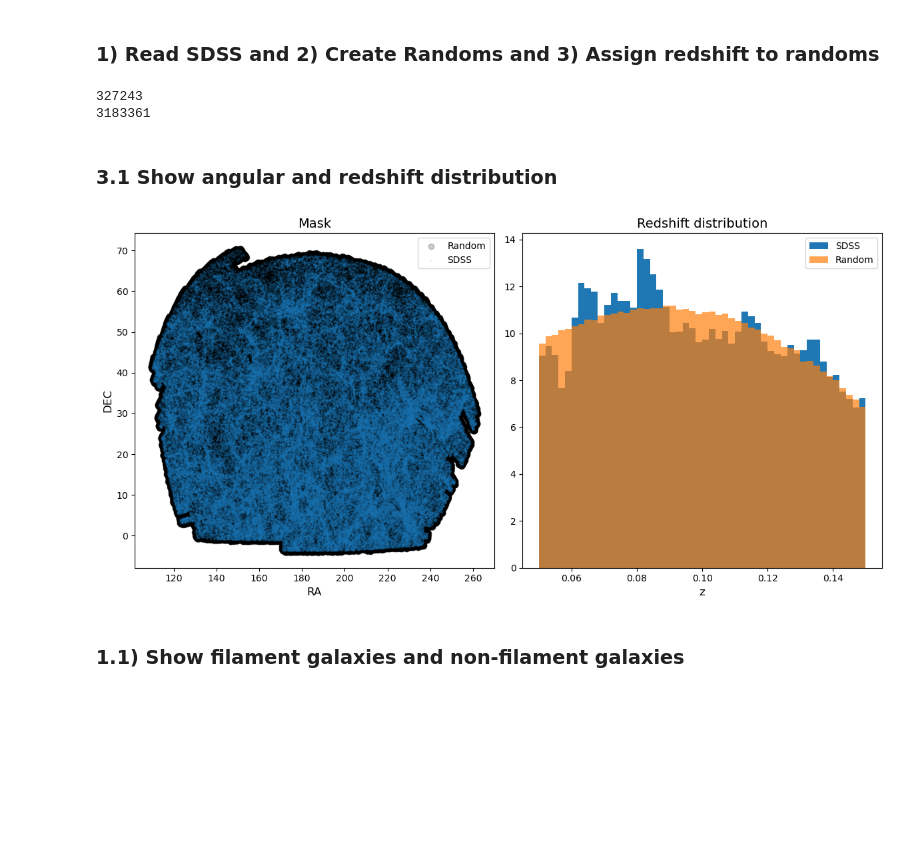
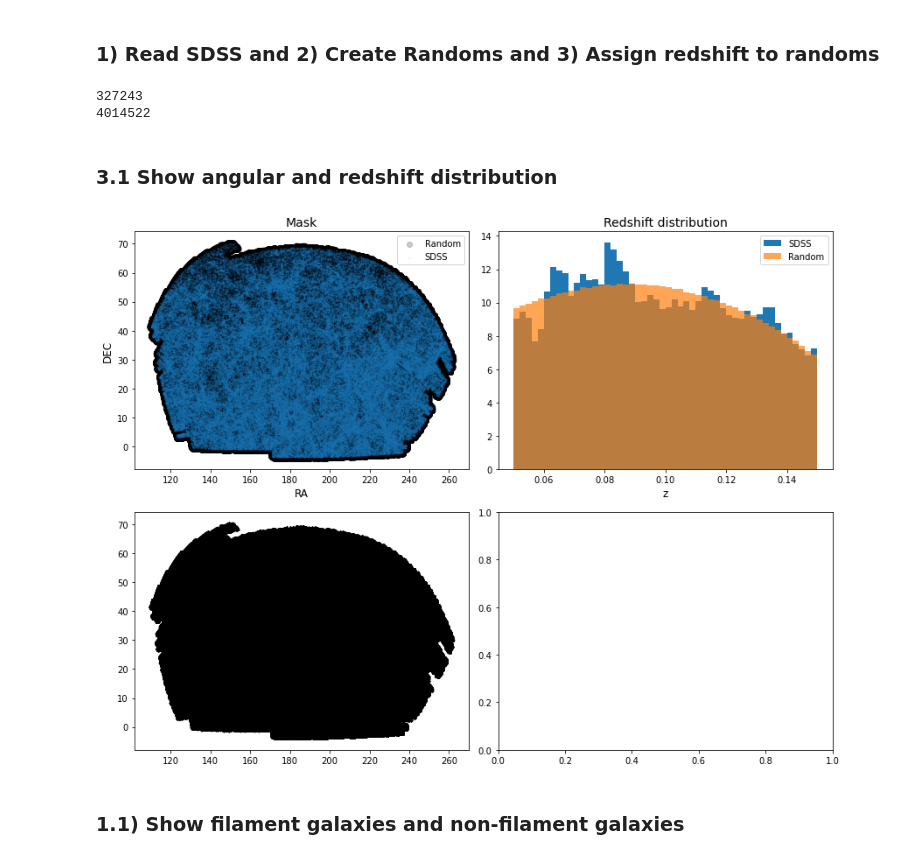
Before and after one commit to FedeDavilaKurban/filbao, a Jupyter notebook: main.ipynb, the cells around one changed output. Drawn from its saved outputs; the diff is of its cells as text; code cells hidden in the pictures; blank space fills up the shorter version.

```diff
--- a/main.ipynb
+++ b/main.ipynb
@@ -81,7 +81,10 @@ num_randoms = len(ra)*nrand  # Number of random points
 
 # Generate uniform random RA, Dec
 ra_random = np.random.uniform(0, 360, num_randoms)  # RA: 0 to 360 degrees
-dec_random = np.random.uniform(-90, 90, num_randoms)  # Dec: -90 to 90 degrees
+u = np.random.uniform(-1, 1, num_randoms)
+dec_random_rad = np.arcsin(u)
+dec_random = np.rad2deg(dec_random_rad)
+#dec_random = np.random.uniform(-90, 90, num_randoms)  # Dec: -90 to 90 degrees
 
 # Convert RA, Dec to Healpix indices
 theta_random = np.radians(90 - dec_random)
@@ -113,45 +116,49 @@ print(len(random_data))
 random_data.to_csv(f'../data/random_sample_healpy_{nside}_{len(random_data)}.csv', index=False)
 # %% [output]
 327243
-3183361
+4014522
 # %% [markdown]
 ### 3.1 Show angular and redshift distribution
 # %%
 import matplotlib.pyplot as plt
 
 # Create the figure and subplots
-fig, axes = plt.subplots(1, 2, figsize=(12, 6), sharey=False)  # 1 row, 2 columns
+fig, axes = plt.subplots(2, 2, figsize=(12, 9), sharey=False)  # 1 row, 2 columns
 
 # Plot left
-axes[0].scatter(random_data['ra'],random_data['dec'],color='k',alpha=.2,label='Random')
-axes[0].scatter(cat_sdss['ra'], cat_sdss['dec'],color='C00',s=1,alpha=.1,label='SDSS')
+axes[0,0].scatter(random_data['ra'],random_data['dec'],color='k',alpha=.2,label='Random')
+axes[0,0].scatter(cat_sdss['ra'], cat_sdss['dec'],color='C00',s=1,alpha=.1,label='SDSS')
+
+# Plot for just randoms
+axes[1,0].scatter(random_data['ra'],random_data['dec'],color='k',alpha=1,s=1,label='Random')
+
 
 # Plot right
-axes[1].hist(cat_sdss['red'],bins=50, color='C00', density=True, histtype='stepfilled', label='SDSS')
-axes[1].hist(random_data['red'],bins=50, color='C01', density=True, histtype='stepfilled', alpha=0.7, label='Random')
+axes[0,1].hist(cat_sdss['red'],bins=50, color='C00', density=True, histtype='stepfilled', label='SDSS')
+axes[0,1].hist(random_data['red'],bins=50, color='C01', density=True, histtype='stepfilled', alpha=0.7, label='Random')
 
 # Customize each subplot
-axes[0].set_title("Mask", fontsize=14)
-axes[0].set_xlabel("RA", fontsize=12)
-axes[0].set_ylabel("DEC", fontsize=12)
-axes[0].tick_params(axis='both', labelsize=10)
+axes[0,0].set_title("Mask", fontsize=14)
+axes[0,0].set_xlabel("RA", fontsize=12)
+axes[0,0].set_ylabel("DEC", fontsize=12)
+axes[0,0].tick_params(axis='both', labelsize=10)
 
-axes[0].legend()
+axes[0,0].legend()
 
-axes[1].set_title("Redshift distribution", fontsize=14)
-axes[1].set_xlabel("z", fontsize=12)
-axes[1].tick_params(axis='both', labelsize=10)
+axes[0,1].set_title("Redshift distribution", fontsize=14)
+axes[0,1].set_xlabel("z", fontsize=12)
+axes[0,1].tick_params(axis='both', labelsize=10)
 
-axes[1].legend()
+axes[0,1].legend()
 
 # Adjust layout for readability
 plt.tight_layout()
 
 # Save or show the figure
 #plt.savefig('1x2_plot_layout.png', dpi=300)  # Save as a high-res image
 plt.show()
 # %% [output]
-[figure, old version]
+[figure, new version]
 # %% [markdown]
 ### 1.1) Show filament galaxies and non-filament galaxies
 # %%
```
Also changed, not shown: 2 other files.
